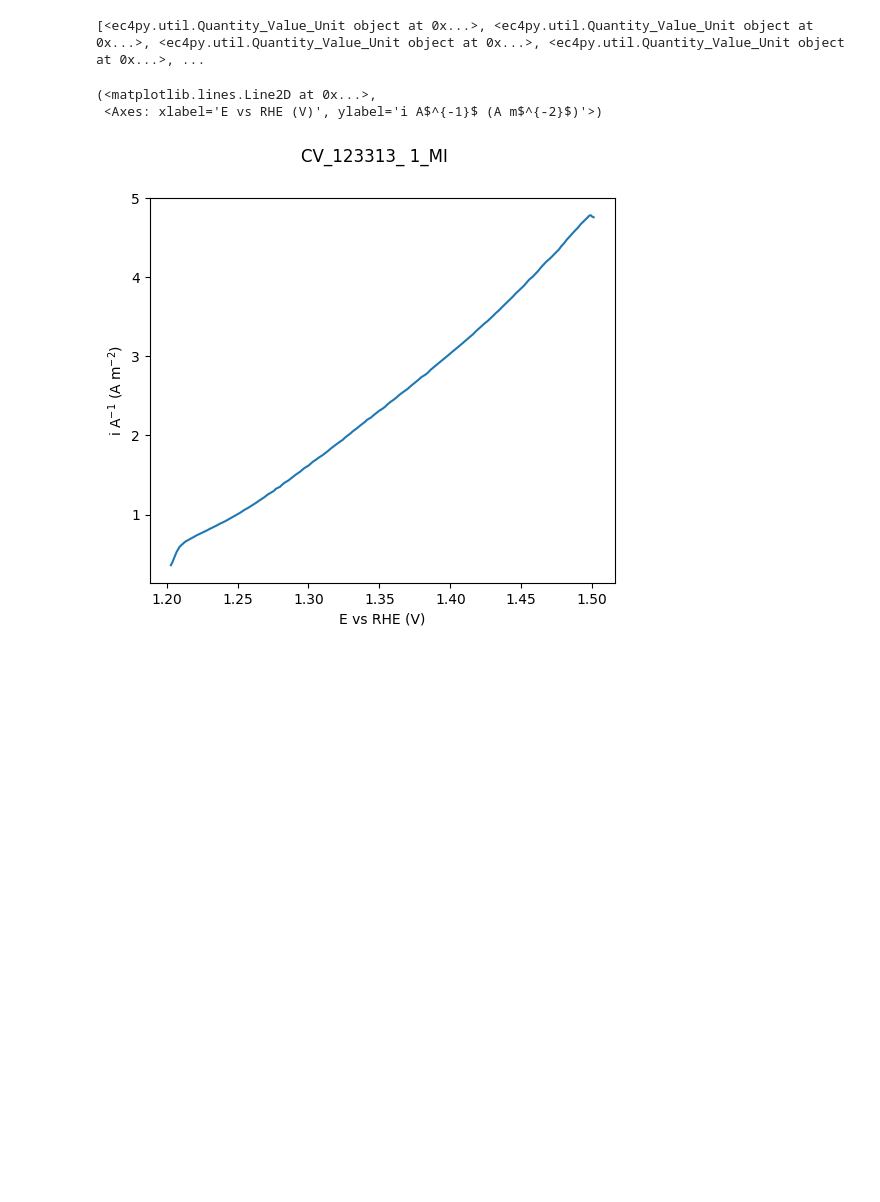
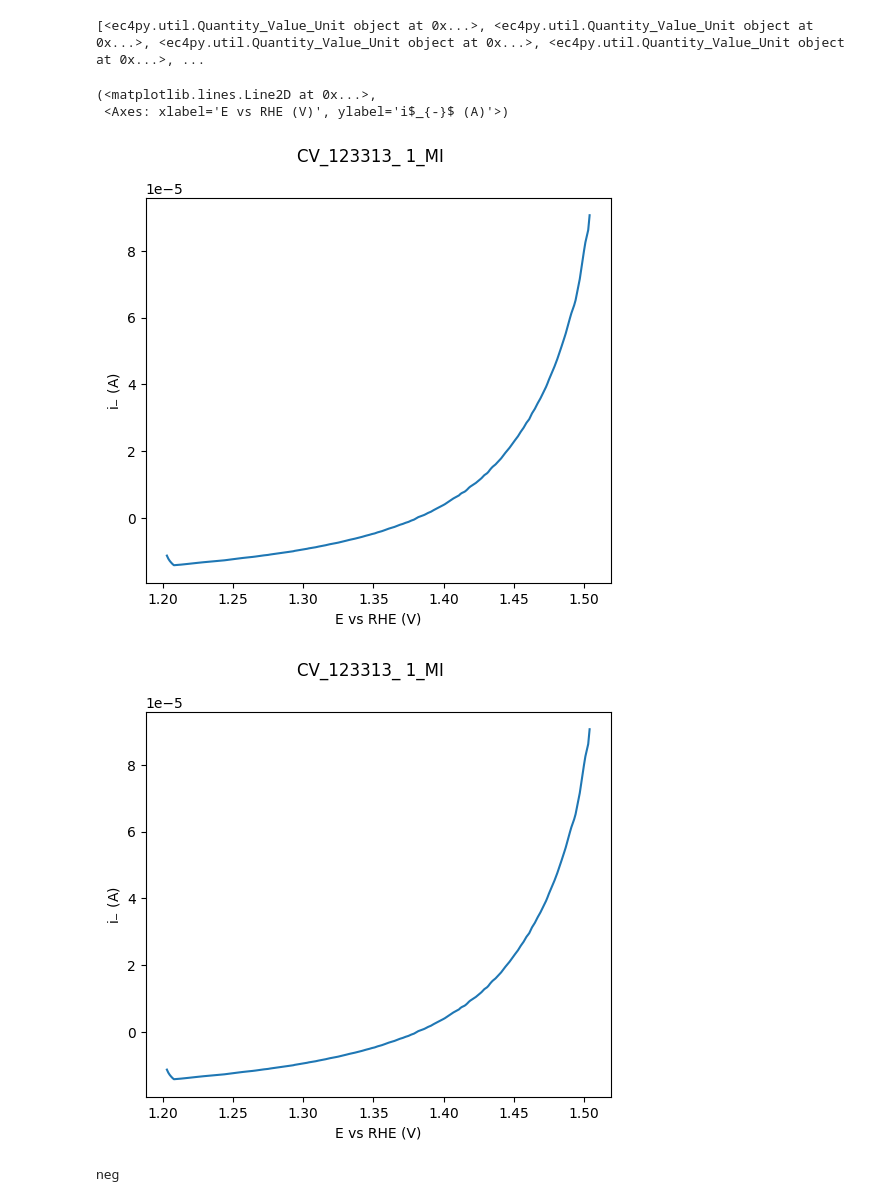
Before and after one commit to NordicEC/EC4py, a Jupyter notebook: dev/CV_Datas/MWE_CV_Datas_1_capacitance.ipynb, the cells around one changed output. Saved outputs shown, nothing was run; the diff lists cells and outputs as text; code cells hidden in the pictures; blank space fills up the shorter version.

```diff
--- a/dev/CV_Datas/MWE_CV_Datas_1_capacitance.ipynb
+++ b/dev/CV_Datas/MWE_CV_Datas_1_capacitance.ipynb
@@ -70,9 +71,18 @@ print(i)
 # %% [output]
 [<ec4py.util.Quantity_Value_Unit object at 0x...>, <ec4py.util.Quantity_Value_Unit object at 0x...>, <ec4py.util.Quantity_Value_Unit object at 0x...>, <ec4py.util.Quantity_Value_Unit object at 0x...>, ...
 # %%
-a[0].plot(NEG,RHE,AREA,dir=POS)
+a[0].plot(RHE,NEG, RHE)
+b=a[0].get_sweep(NEG)
+b.plot(RHE)
 # %% [output]
 (<matplotlib.lines.Line2D at 0x...>,
- <Axes: xlabel='E vs RHE (V)', ylabel='i A$^{-1}$ (A m$^{-2}$)'>)
+ <Axes: xlabel='E vs RHE (V)', ylabel='i$_{-}$ (A)'>)
-[figure, old version]
+[figure, new version]
+[figure, added]
+# %%
+op={"dir":"all"}
+op["dir"]
+print(a[0]._direction("ALL","BAD","AAA",NEG))
+# %% [output]
+neg
 # %%
```
Also changed, not shown: parts of 7 cells of this notebook, 11 other files.
